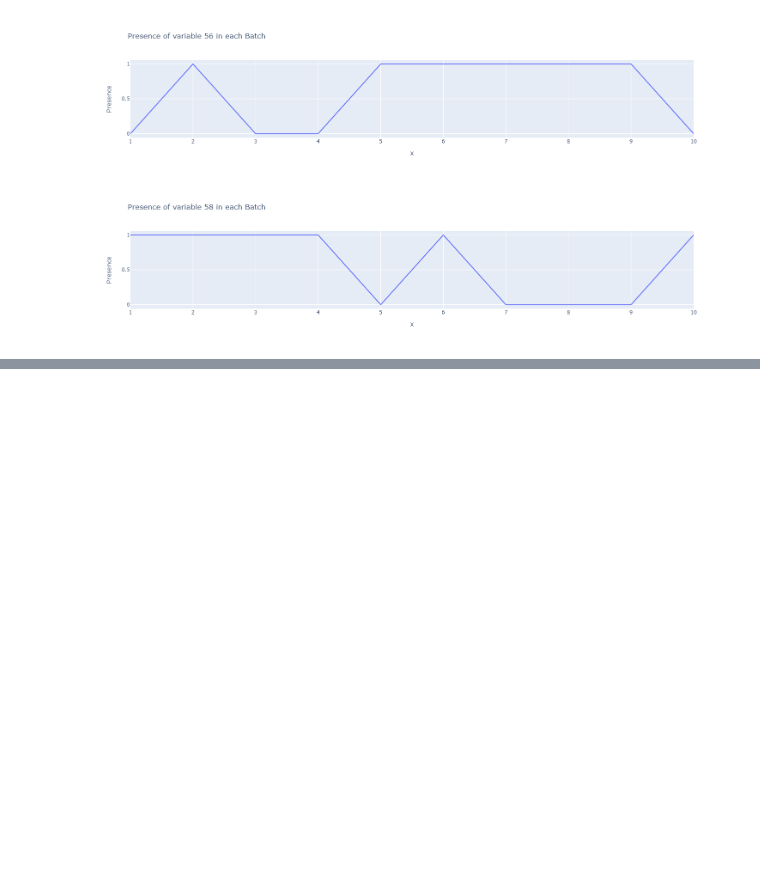
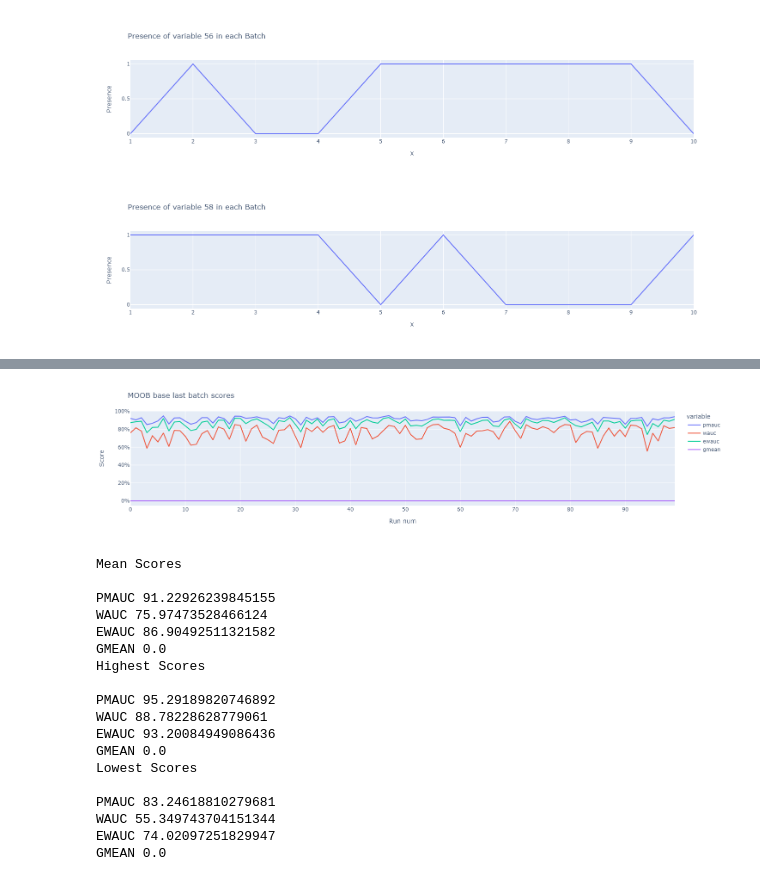
Before and after one commit to nrguimaraes/MultiClassCD, a Jupyter notebook: analise.ipynb, the cells around one changed output, grey strips where cells are left out. Cells and saved outputs as stored; diff of their text form; code cells hidden in the pictures; blank space fills up the shorter version.

```diff
--- a/analise.ipynb
+++ b/analise.ipynb
@@ -204,0 +327,22 @@ for currVip in vip:
+# %%
+show_scores('MOOB_EWAUC_window200_lastbatchp_average_perrun.txt',"MOOB base last batch scores")
+# %% [output]
+[figure, added]
+Mean Scores
+
+PMAUC 91.22926239845155
+WAUC 75.97473528466124
+EWAUC 86.90492511321582
+GMEAN 0.0
+Highest Scores
+
+PMAUC 95.29189820746892
+WAUC 88.78228628779061
+EWAUC 93.20084949086436
+GMEAN 0.0
+Lowest Scores
+
+PMAUC 83.24618810279681
+WAUC 55.349743704151344
+EWAUC 74.02097251829947
+GMEAN 0.0
```
Also changed, not shown: parts of 16 cells of this notebook, 4 other files.
